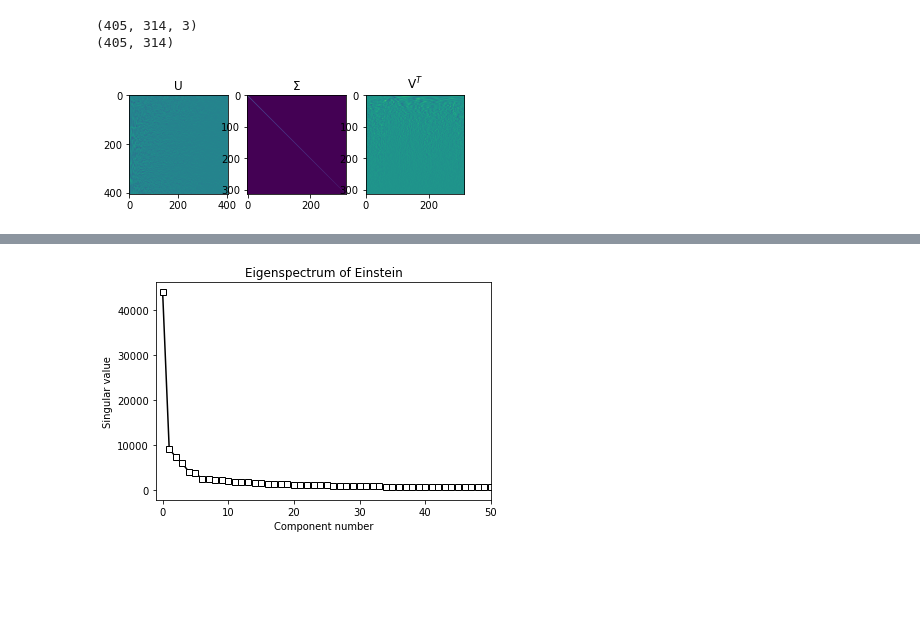
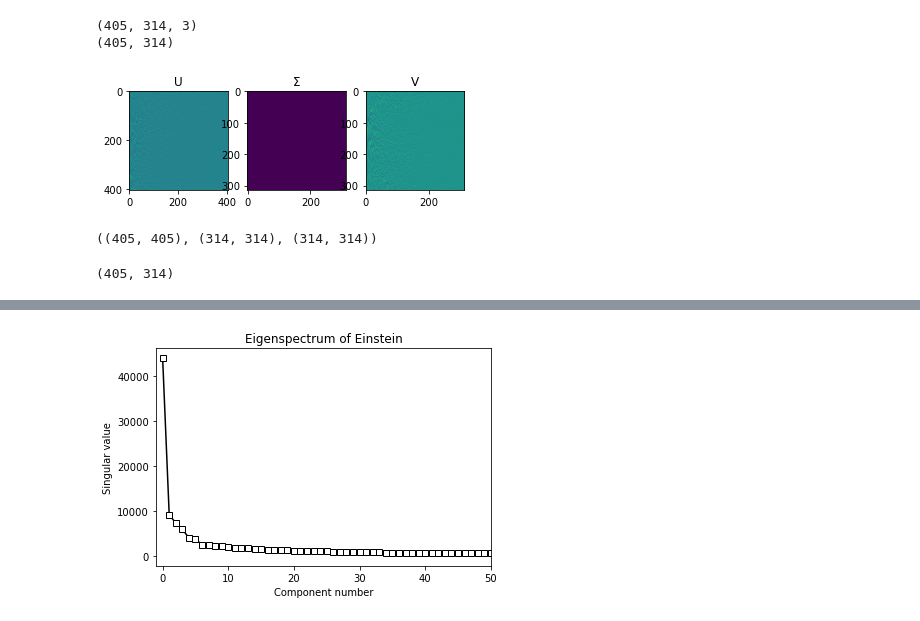
Before and after one commit to renyuanL/ryPat2021_code, a Jupyter notebook: Master-Math-by-Coding-in-Python-main/MXC_pymath_linalg.ipynb, the cells around one changed output, grey strips where cells are left out. Drawn from its saved outputs; the diff is of its cells as text; code cells hidden in the pictures; blank space fills up the shorter version.

```diff
--- a/Master-Math-by-Coding-in-Python-main/MXC_pymath_linalg.ipynb
+++ b/Master-Math-by-Coding-in-Python-main/MXC_pymath_linalg.ipynb
@@ -814,19 +842,42 @@ print( np.shape(ein) )
 (405, 314)
 # %%
 # Take the SVD
-U,s,V = np.linalg.svd(ein)
+U,s,V_T = np.linalg.svd(ein)
+
+Σ= np.diag(s)
+V= V_T.T
 
 # image the results
 fig,ax = plt.subplots(1,3)
 
 ax[0].imshow(U)
 ax[0].set_title('U')
 
-ax[1].imshow(np.diag(np.log(s)))
-ax[1].set_title('$\\Sigma$')
+#ax[1].imshow(np.diag(np.log(s)))
+ax[1].imshow(Σ)
+ax[1].set_title('Σ')
 
 ax[2].imshow(V)
-ax[2].set_title('V$^T$')
+ax[2].set_title('V')
 plt.show()
 # %% [output]
-[figure, old version]
+[figure, new version]
+# %%
+ein.shape
+U.shape, Σ.shape, V.shape
+# %% [output]
+((405, 405), (314, 314), (314, 314))
+# %%
+Σ= np.diag(s)
+
+Σ1= np.diag(np.log(s))
+
+Σ0= np.concatenate((
+    Σ1,
+    #np.zeros((405-314,314))
+    np.zeros((U.shape[0]-Σ.shape[0],
+              Σ.shape[1]))
+    ))
+Σ0.shape
+# %% [output]
+(405, 314)
```
Also changed, not shown: parts of 25 cells of this notebook, 12 other files.
